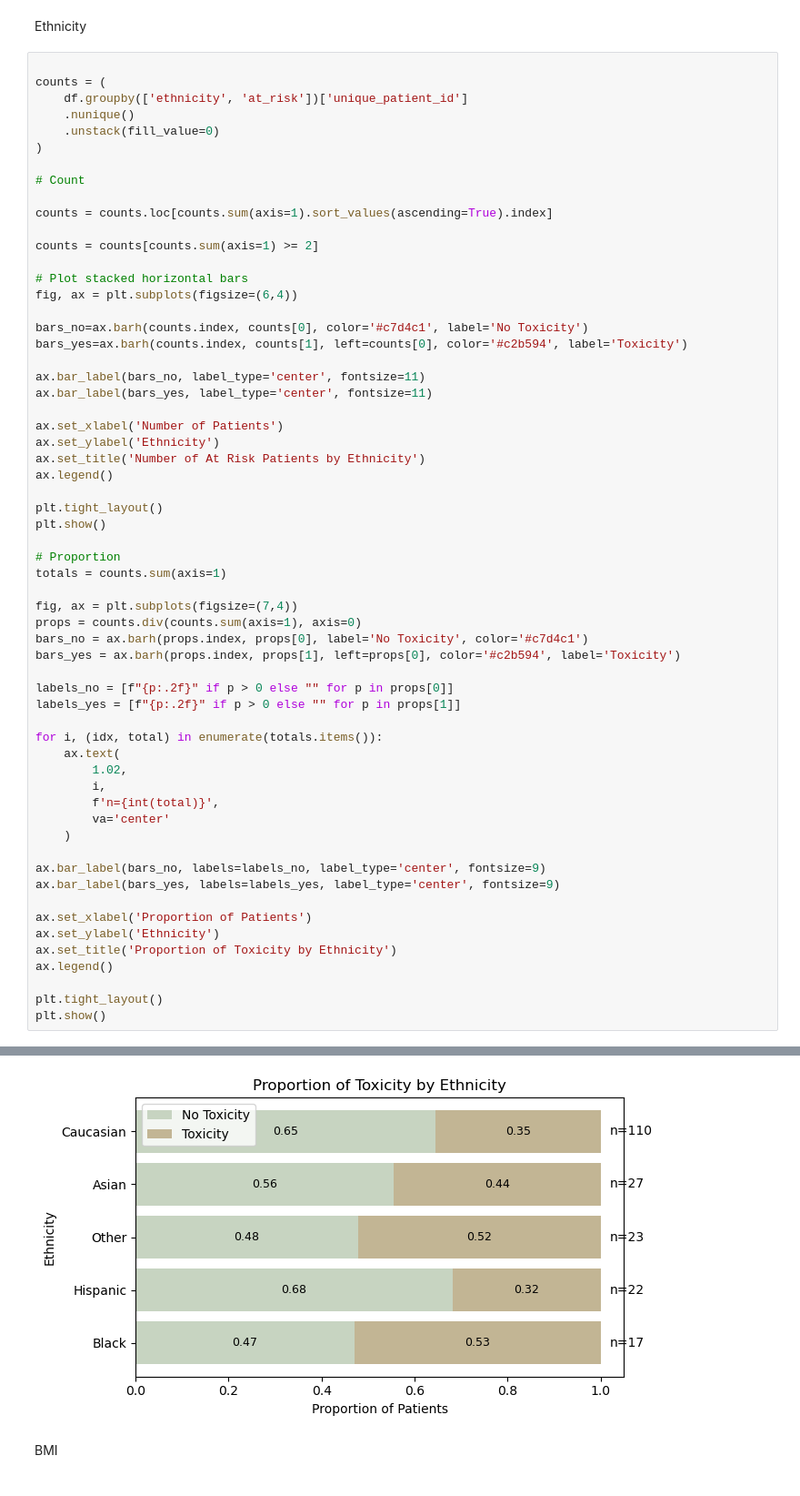
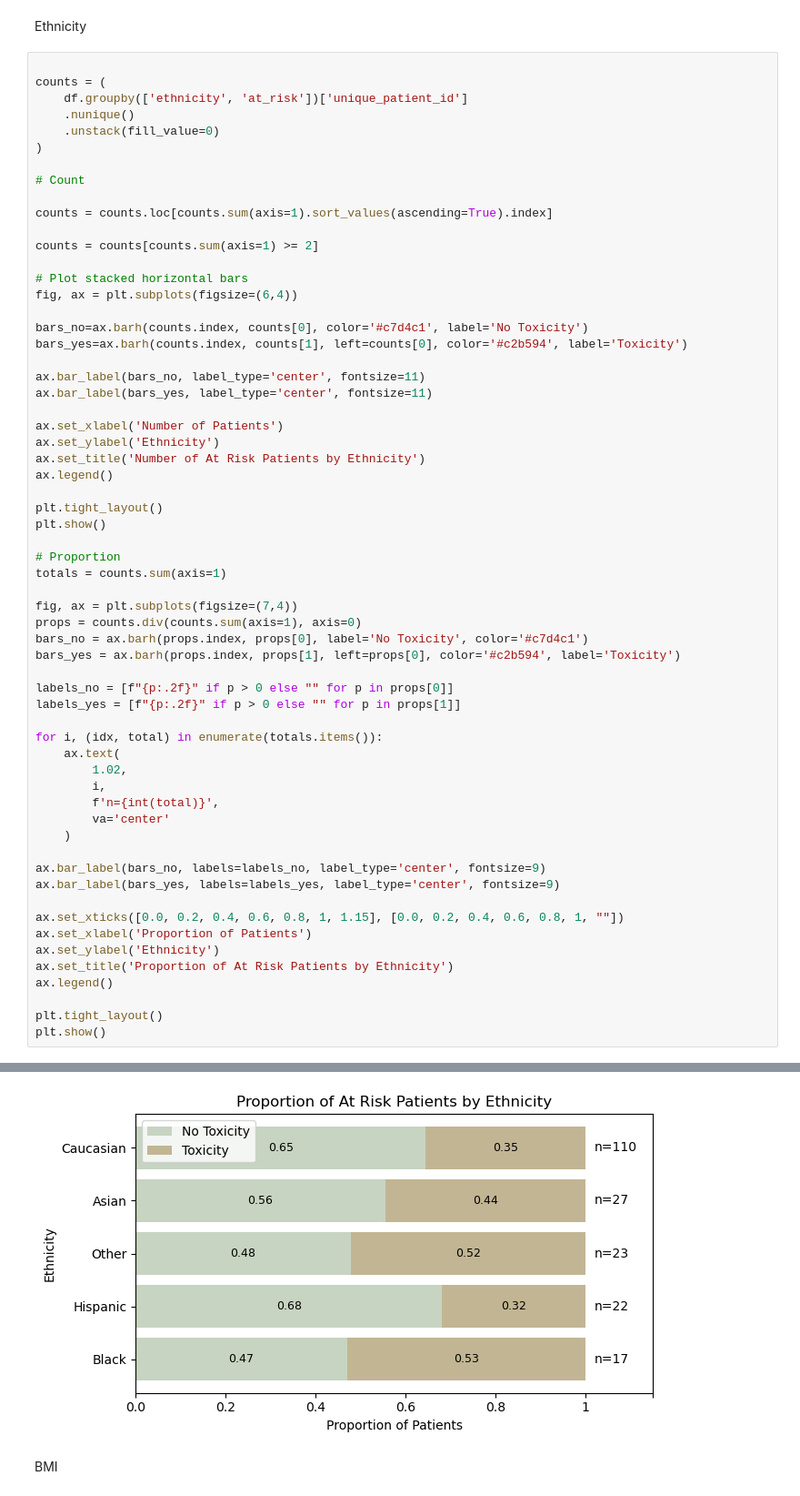
Before and after one commit to kstatham402/170A_Capstone_Project, a Jupyter notebook: notebooks/descriptive_visuals.ipynb, the cells around one changed output, grey strips where cells are left out. Shown at 91% size. Saved outputs shown, nothing was run; the diff lists cells and outputs as text.

```diff
--- a/notebooks/descriptive_visuals.ipynb
+++ b/notebooks/descriptive_visuals.ipynb
@@ -152,35 +153,36 @@ plt.show()
 # Proportion
 totals = counts.sum(axis=1)
 
 fig, ax = plt.subplots(figsize=(7,4))
 props = counts.div(counts.sum(axis=1), axis=0)
 bars_no = ax.barh(props.index, props[0], label='No Toxicity', color='#c7d4c1')
 bars_yes = ax.barh(props.index, props[1], left=props[0], color='#c2b594', label='Toxicity')
 
 labels_no = [f"{p:.2f}" if p > 0 else "" for p in props[0]]
 labels_yes = [f"{p:.2f}" if p > 0 else "" for p in props[1]]
 
 for i, (idx, total) in enumerate(totals.items()):
     ax.text(
         1.02,
         i,
         f'n={int(total)}',
         va='center'
     )
 
 ax.bar_label(bars_no, labels=labels_no, label_type='center', fontsize=9)
 ax.bar_label(bars_yes, labels=labels_yes, label_type='center', fontsize=9)
 
+ax.set_xticks([0.0, 0.2, 0.4, 0.6, 0.8, 1, 1.15], [0.0, 0.2, 0.4, 0.6, 0.8, 1, ""])
 ax.set_xlabel('Proportion of Patients')
 ax.set_ylabel('Ethnicity')
-ax.set_title('Proportion of Toxicity by Ethnicity')
+ax.set_title('Proportion of At Risk Patients by Ethnicity')
 ax.legend()
 
 plt.tight_layout()
 plt.show()
 # %% [output]
 [figure]
-[figure, old version]
+[figure, new version]
 # %% [markdown]
 BMI
 # %%
```
Also changed, not shown: parts of 5 cells of this notebook.
